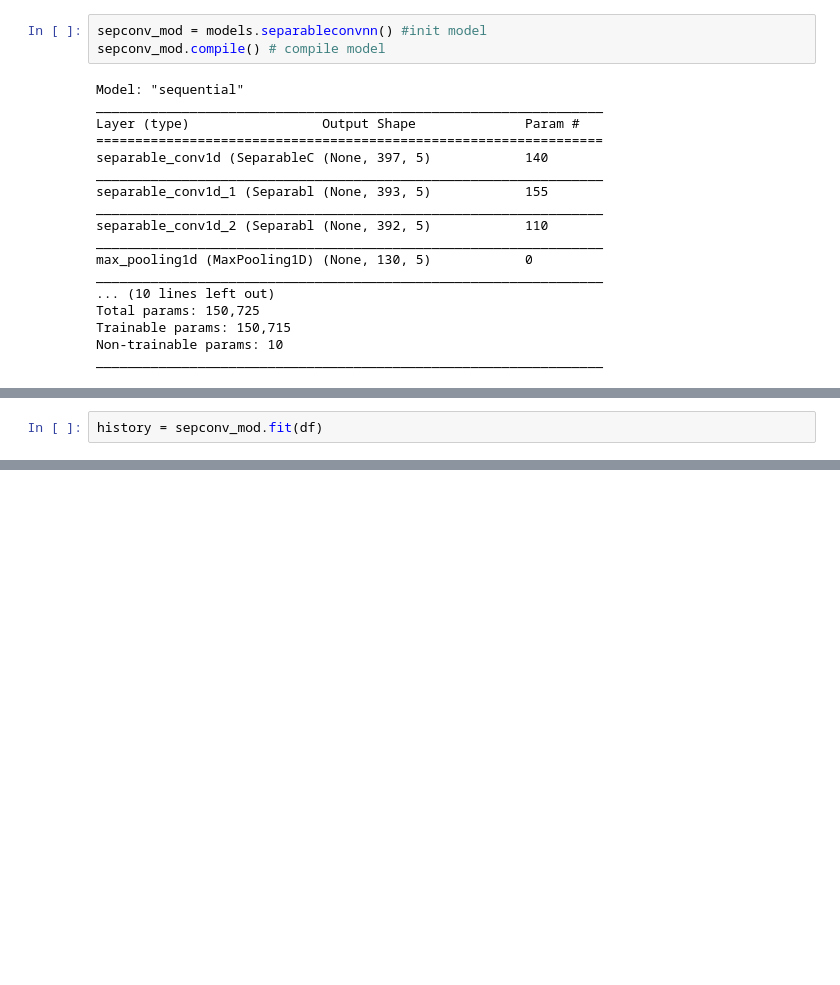
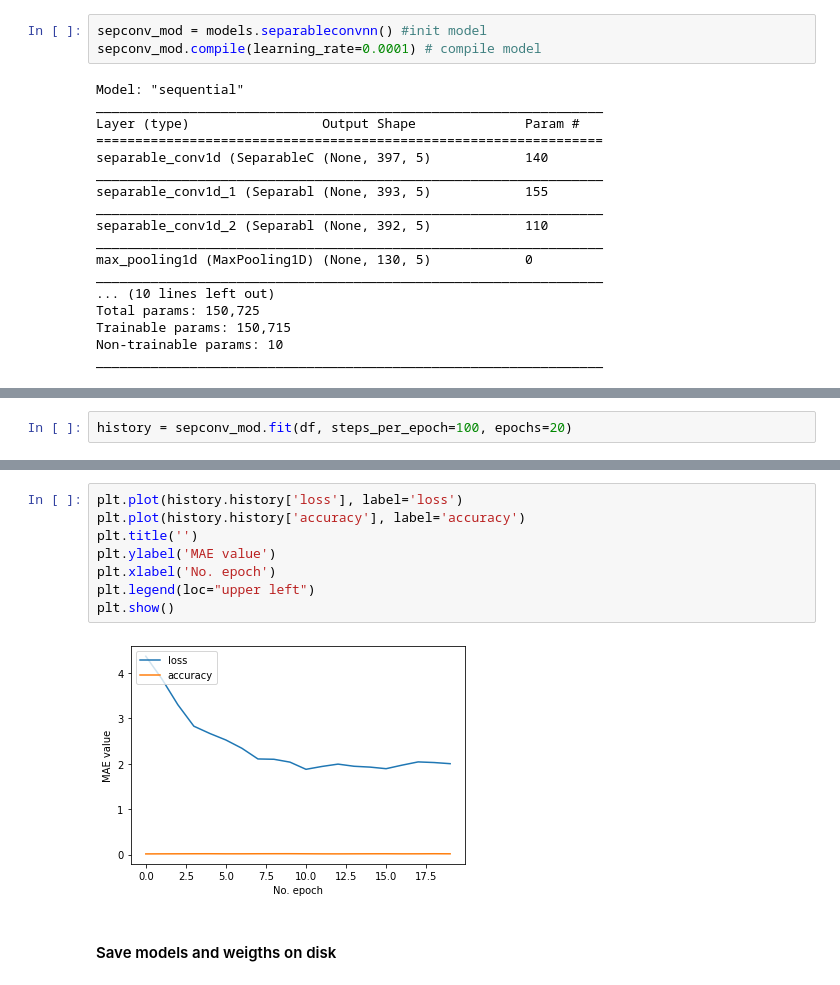
Before and after one commit to rmaestre/NN-Asteroseismology, a Jupyter notebook: astronn/notebooks/trainning.ipynb, the cells around one changed output, grey strips where cells are left out. Saved outputs shown, nothing was run; the diff lists cells and outputs as text; blank space fills up the shorter version.

```diff
--- a/astronn/notebooks/trainning.ipynb
+++ b/astronn/notebooks/trainning.ipynb
@@ -45,6 +46,6 @@ array([[[ 0.    ,  0.    ,  1.    ],
 # %%
 sepconv_mod = models.separableconvnn() #init model
-sepconv_mod.compile() # compile model
+sepconv_mod.compile(learning_rate=0.0001) # compile model
 # %% [output]
 Model: "sequential"
 _________________________________________________________________
@@ -66,3 +69,3 @@ _________________________________________________________________
 # %%
-history = sepconv_mod.fit(df)
+history = sepconv_mod.fit(df, steps_per_epoch=100, epochs=20)
 # %% [output]
@@ -69,0 +89,12 @@ NameError: name 'train_set' is not defined
+# %%
+plt.plot(history.history['loss'], label='loss')
+plt.plot(history.history['accuracy'], label='accuracy')
+plt.title('')
+plt.ylabel('MAE value')
+plt.xlabel('No. epoch')
+plt.legend(loc="upper left")
+plt.show()
+# %% [output]
+[figure, added]
+# %% [markdown]
+#### Save models and weigths on disk
```
Also changed, not shown: parts of 8 cells of this notebook.
